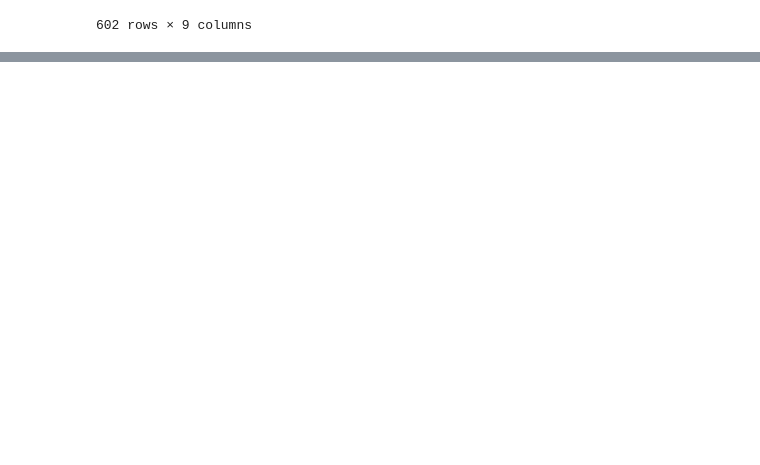
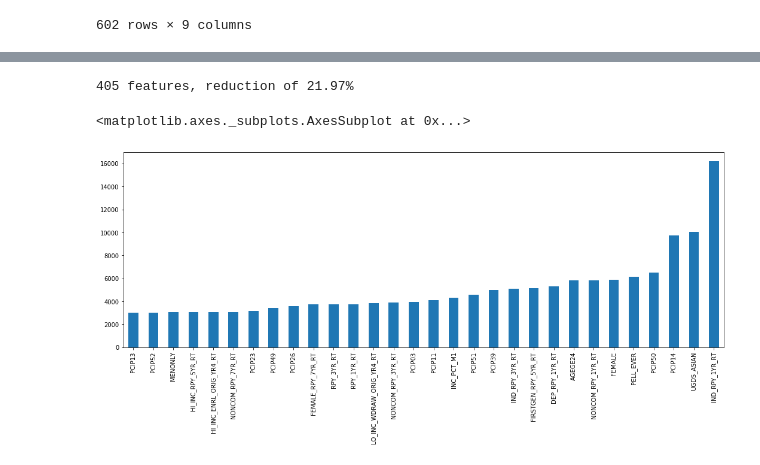
Before and after one commit to theaddies/final_project, a Jupyter notebook: full_dataset.ipynb, the cells around one changed output, grey strips where cells are left out. Drawn from its saved outputs; the diff is of its cells as text; code cells hidden in the pictures; blank space fills up the shorter version.

```diff
--- a/full_dataset.ipynb
+++ b/full_dataset.ipynb
@@ -1466,3 +1867,4 @@ lasso = Lasso(alpha = 0.1)
+# %%
+elastic_random = RandomizedSearchCV(estimator = model, param_distributions = random_grid, verbose = 2, n_iter = 100, random_state=42, n_jobs = -1)
 # %%
-lasso_a = lasso.fit(X_train, y_train)
-lasso_a
+elastic_random.fit(X_train, y_train.ravel())
@@ -1470,0 +1929,6 @@ lasso_a.score(X_test, y_test)
+# %%
+model_best = ElasticNet(alpha=0.01, copy_X=True, fit_intercept=True, l1_ratio=0.8,
+           max_iter=10000, normalize=False, positive=False, precompute=False,
+           random_state=10, selection='random', tol=0.1, warm_start=False)
+# %%
+model_best.fit(X_train, y_train.ravel())
@@ -1470,0 +1964,13 @@ lasso_a.score(X_test, y_test)
+# %%
+
+feature_importance = pd.Series(index = X_train.columns, data = np.abs(model_best.coef_))
+
+n_selected_features = (feature_importance>0).sum()
+print('{0:d} features, reduction of {1:2.2f}%'.format(
+    n_selected_features,(1-n_selected_features/len(feature_importance))*100))
+
+feature_importance.sort_values().tail(30).plot(kind = 'bar', figsize = (18,6))
+# %% [output]
+405 features, reduction of 21.97%
+<matplotlib.axes._subplots.AxesSubplot at 0x...>
+[figure, added]
```
Also changed, not shown: parts of 94 cells of this notebook.
